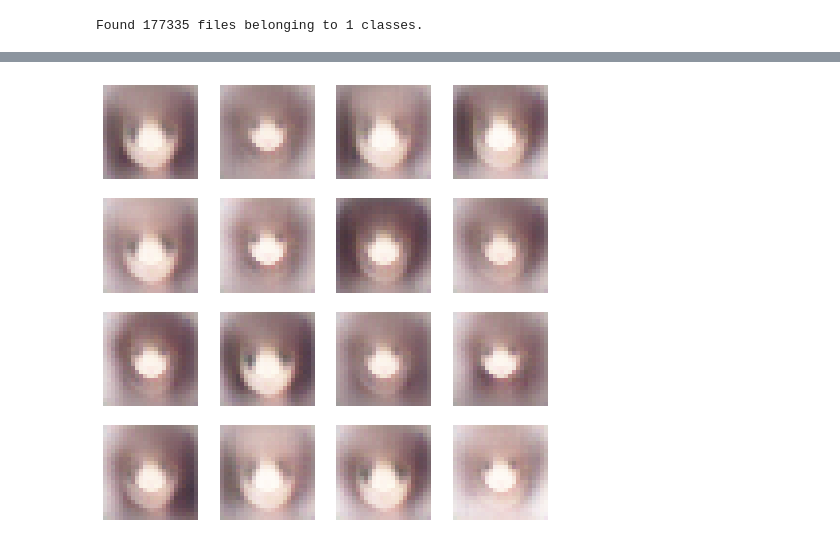
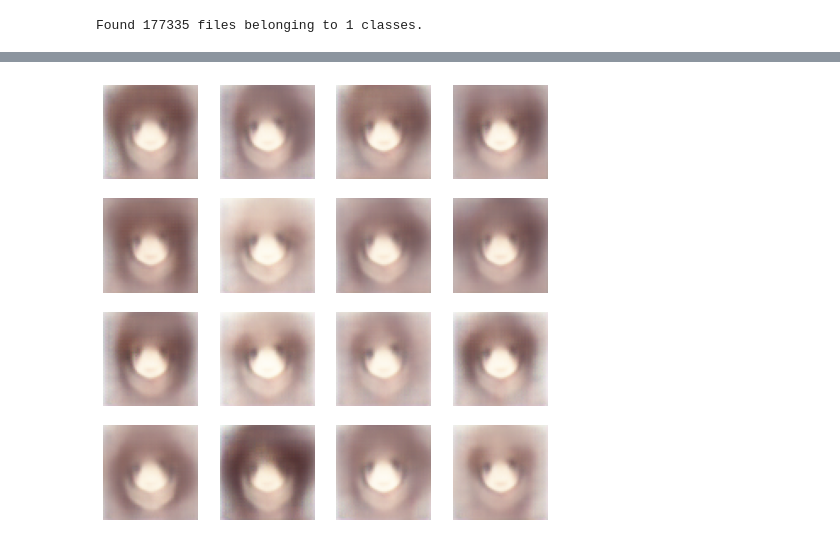
Before and after one commit to Cuzime/ML_projects, a Jupyter notebook: AYCL.ipynb, the cells around one changed output, grey strips where cells are left out. Drawn from its saved outputs; the diff is of its cells as text; code cells hidden in the pictures.

```diff
--- a/AYCL.ipynb
+++ b/AYCL.ipynb
@@ -1320,8 +1320,8 @@ plt.show()
 image shape: (85, 85, 3)
 [figure]
 # %%
-img_height = 24 # make sure sizes are even
-img_width = 24
+img_height = 56 # make sure sizes are even
+img_width = 56
 
 data_dir = '/Users/andrewgoh/Desktop/ML_Projects/anime_images'
 
@@ -1352,8 +1352,8 @@ for images in dataset:
 # build encoder and decoder
 
 input_shape = (img_height,img_width,3)
-latent_dim = 700
-dense_dim = 1000
+latent_dim = 850
+dense_dim = 1100
 
 # sampler
 
@@ -1423,7 +1423,7 @@ deconv_3 = Conv2DTranspose(64, (5,5),  strides = 2, padding = 'same')(activation
 batch_6 = BatchNormalization()(deconv_3)
 activation_8 = LeakyReLU()(batch_6)
 
-deconv_4 = Conv2DTranspose(16, (3,3), padding = 'same')(activation_8)
+deconv_4 = Conv2DTranspose(32, (3,3), padding = 'same')(activation_8)
 batch_7 = BatchNormalization()(deconv_4)
 activation_9 = LeakyReLU()(batch_7)
 
@@ -1521,8 +1521,7 @@ model_check = tf.keras.callbacks.ModelCheckpoint(model_path,
 # %%
 # set epoch/steps hyperparameters
 
-epochs = 25
-batch_size = 32
+epochs = 28
 steps_per_epoch = 1000
 
 # define annealing schedule
@@ -1551,7 +1550,7 @@ def make_beta_list(epochs, max_value, min_value = 0, cyclic = True):
 
 
 # set beta values
-max_value = 0.003
+max_value = 0.0075
 min_value = 1e-8
 beta_list = make_beta_list(epochs = epochs, max_value = max_value,
                          min_value = min_value, cyclic = True)
@@ -1565,6 +1564,6 @@ for i in range(epochs):
     cvae = CVAE(encoder, decoder, beta = beta)
     cvae.compile(optimizer = keras.optimizers.Adam(learning_rate=0.001))
 
-    cvae.fit(dataset, epochs = 1, steps_per_epoch = steps_per_epoch, callbacks = [csv_logger, reduce_lr])
+    cvae.fit(dataset, epochs = 1, steps_per_epoch = steps_per_epoch, callbacks = [csv_logger])
 # %% [output]
 epoch: 1    beta: 1e-08
@@ -1594,14 +1581,11 @@ cvae.compile(optimizer=optimizer)
 # %%
 # test reconstruction
 
-# Shuffle and batch the elements of the dataset
-ds = dataset.shuffle(buffer_size=10000).batch(1)
-
-# Get an iterator over the elements of the dataset
-dataset_iterator = iter(ds)
-
-# Get a random element from the dataset
-image = next(dataset_iterator)
+image = dataset.take(count = 1)
+img = list(image.as_numpy_iterator())
+plt.imshow(img[0][0])
+plt.axis('off')
+plt.show()
 
 
 zm, zv, zs = encoder.predict(image, verbose = False)
@@ -1610,3 +1594,4 @@ decoded = decoder.predict(zs, verbose = False)
 reconstructed_image = decoded[0].reshape(img_height, img_width, 3)
 plt.imshow(reconstructed_image)
 plt.axis('off')
+plt.show()
@@ -1613,23 +1601,23 @@ plt.axis('off')
 # %%
 # generate random anime faces
 
-scale = 0.1
-length = 0.4
+scale = 0.2
+length = 0.2
 
 plt.figure(figsize=(8, 8))
 for i in range(16):
   z = []
   for j in range(latent_dim):
     z.append(np.random.normal(loc = np.random.uniform(-length, length), scale = scale))
 
   ax = plt.subplot(4, 4, i + 1)
   z_vector_sampled = np.array([z])
   decoded = decoder.predict(z_vector_sampled, verbose = False)
   image = decoded[0].reshape(img_height,img_width, 3)
   plt.imshow(image)
   plt.axis("off")
 # %% [output]
-[figure, old version]
+[figure, new version]
 # %%
 import imageio
 
```
Also changed, not shown: parts of 5 cells of this notebook.
